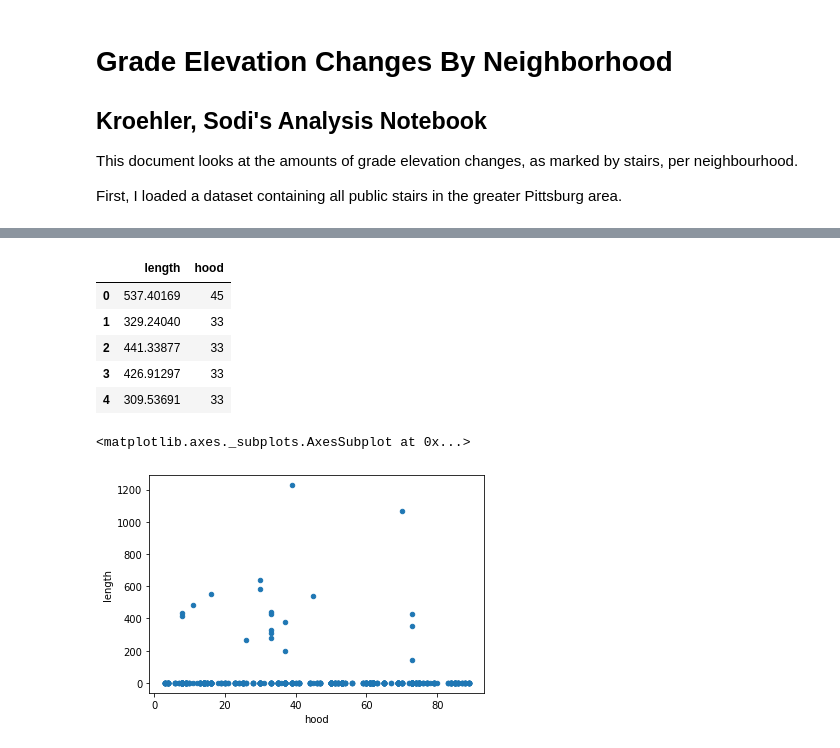
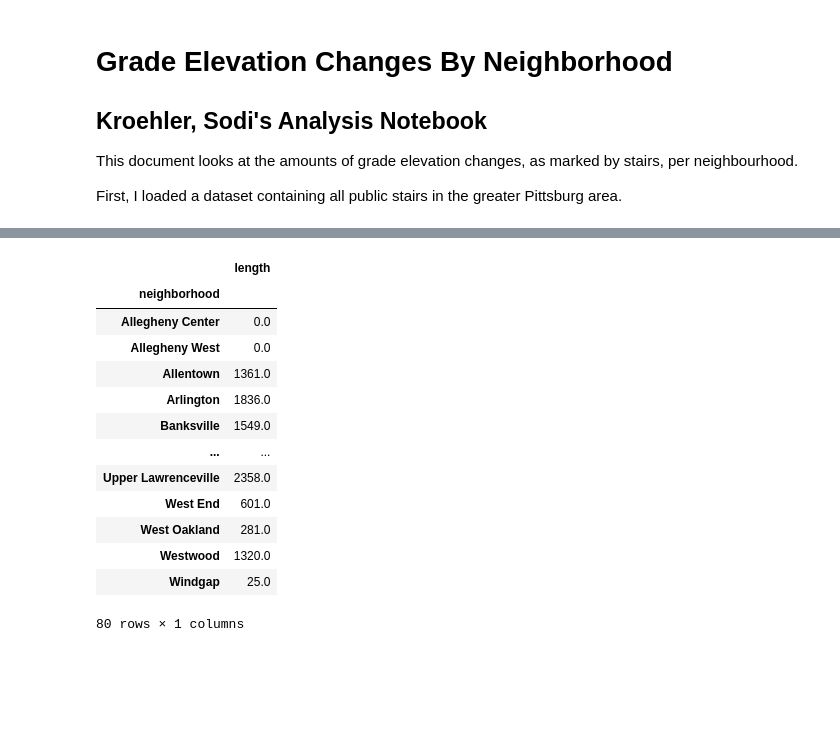
Before and after one commit to SodiKroehler/CS0010_Final_Project, a Jupyter notebook: SK_PersonalNotebook.ipynb, the cells around one changed output, grey strips where cells are left out. Cells and saved outputs as stored; diff of their text form; code cells hidden in the pictures; blank space fills up the shorter version.

```diff
--- a/SK_PersonalNotebook.ipynb
+++ b/SK_PersonalNotebook.ipynb
@@ -12,4 +12,4 @@ import numpy as np
 %matplotlib inline
 import matplotlib.pyplot as plt
 
-stairs = pd.read_csv("https://data.wprdc.org/datastore/dump/c07c0bbf-701b-43aa-a93a-ebb0eeab8ed6")
+stairs = pd.read_csv("https://data.wprdc.org/datastore/dump/43f40ca4-2211-4a12-8b4f-4d052662bb64")
@@ -51,15 +28,18 @@ stairs.head(10)
 # %%
-stairs_by_length = stairs.loc[:,["length", "hood"]]
-stairs_by_length.head()
+stairs_by_length = stairs.loc[:,["neighborhood", "length"]].groupby("neighborhood").sum()
+stairs_by_length
 # %% [output]
-|  | length | hood |
-| 0 | 537.40169 | 45 |
-| 1 | 329.24040 | 33 |
-| 2 | 441.33877 | 33 |
-| 3 | 426.91297 | 33 |
-| 4 | 309.53691 | 33 |
+|  | length |
+| neighborhood |  |
+| Allegheny Center | 0.0 |
+| Allegheny West | 0.0 |
+| Allentown | 1361.0 |
+| Arlington | 1836.0 |
+| Banksville | 1549.0 |
+| ... | ... |
+| Upper Lawrenceville | 2358.0 |
+| West End | 601.0 |
+| West Oakland | 281.0 |
+| Westwood | 1320.0 |
+| Windgap | 25.0 |
+80 rows × 1 columns
-# %%
-stairs_by_length.plot(kind='scatter', x="hood", y = "length")
-# %% [output]
-<matplotlib.axes._subplots.AxesSubplot at 0x...>
-[figure, removed]
```
Also changed, not shown: parts of 10 cells of this notebook, 1 other file.
